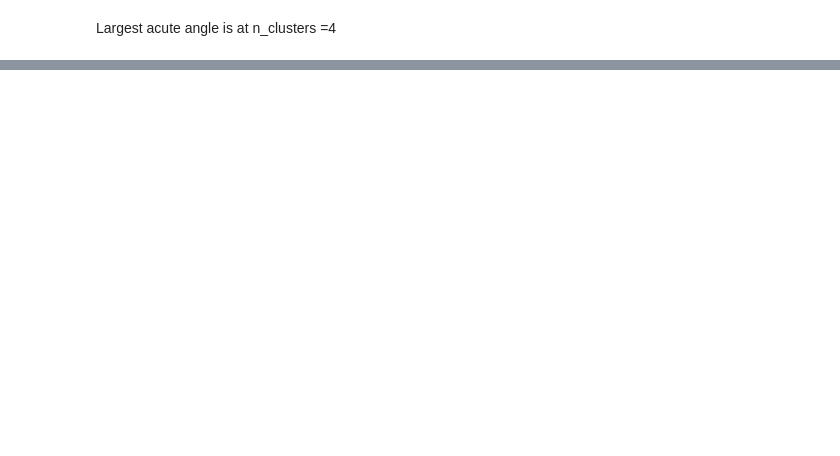
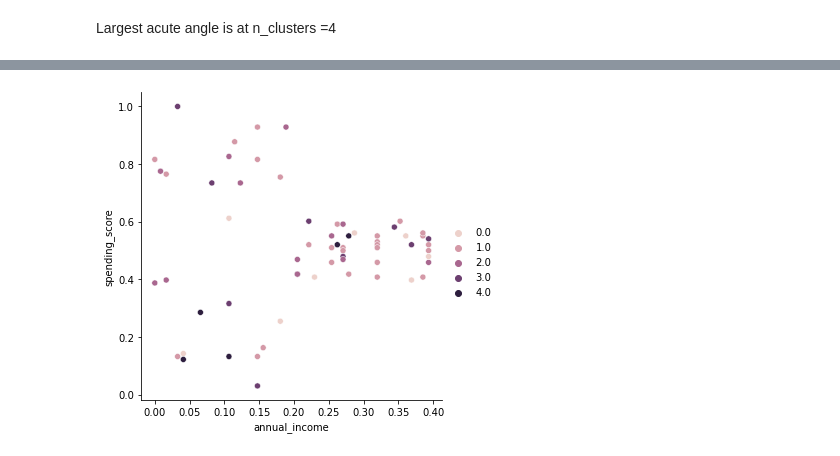
Before and after one commit to richie-p-meyer/clustering-exercises, a Jupyter notebook: modeling.ipynb, the cells around one changed output, grey strips where cells are left out. Cells and saved outputs as stored; diff of their text form; code cells hidden in the pictures; blank space fills up the shorter version.

```diff
--- a/modeling.ipynb
+++ b/modeling.ipynb
@@ -106,0 +127,7 @@ kmeans.predict(X_train[['annual_income','spending_score','age']])
+# %%
+train, X_train, y_train, X_val, y_val, X_test, y_test = wrangle.split_data(df,'gender')
+# %%
+unscaled = X_train[['annual_income','spending_score']]
+X_train,X_val,X_test = wrangle.scale_minmax(X_train,X_val,X_test)
+scaled = X_train[['annual_income','spending_score']]
+unscaled.shape,scaled.shape
@@ -106,0 +143,10 @@ kmeans.predict(X_train[['annual_income','spending_score','age']])
+# %%
+def plot_kmeans_cluster(df,n):
+    kmeans = KMeans(n_clusters=n, random_state=seed)
+    kmeans.fit(df)
+
+    sns.relplot(data=df,x=df.iloc[:,0],y=df.iloc[:,1],hue=pd.Series(kmeans.predict(df)))
+# %%
+plot_kmeans_cluster(scaled,5)
+# %% [output]
+[figure, added]
```
Also changed, not shown: parts of 13 cells of this notebook, 1 other file.
